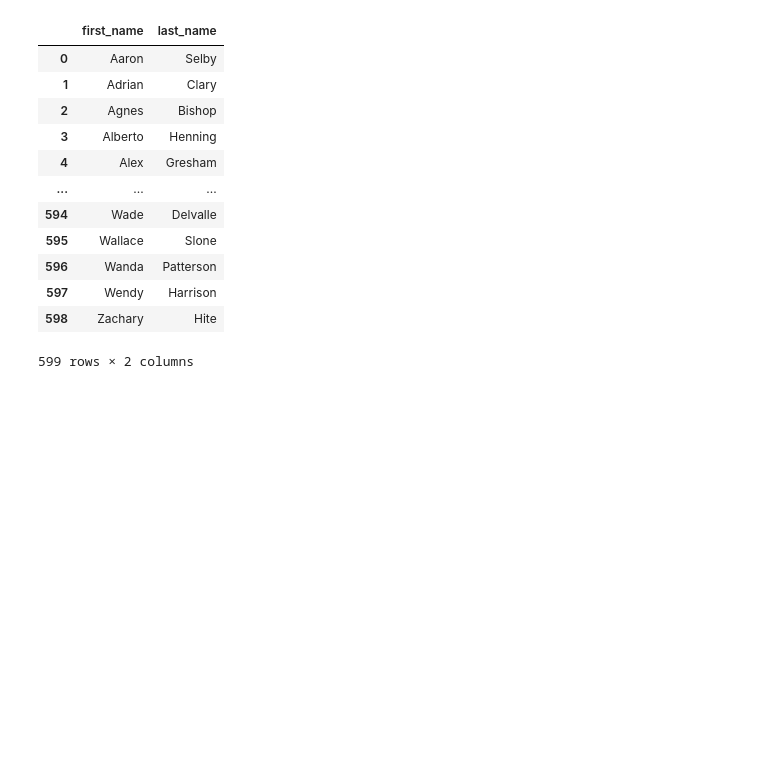
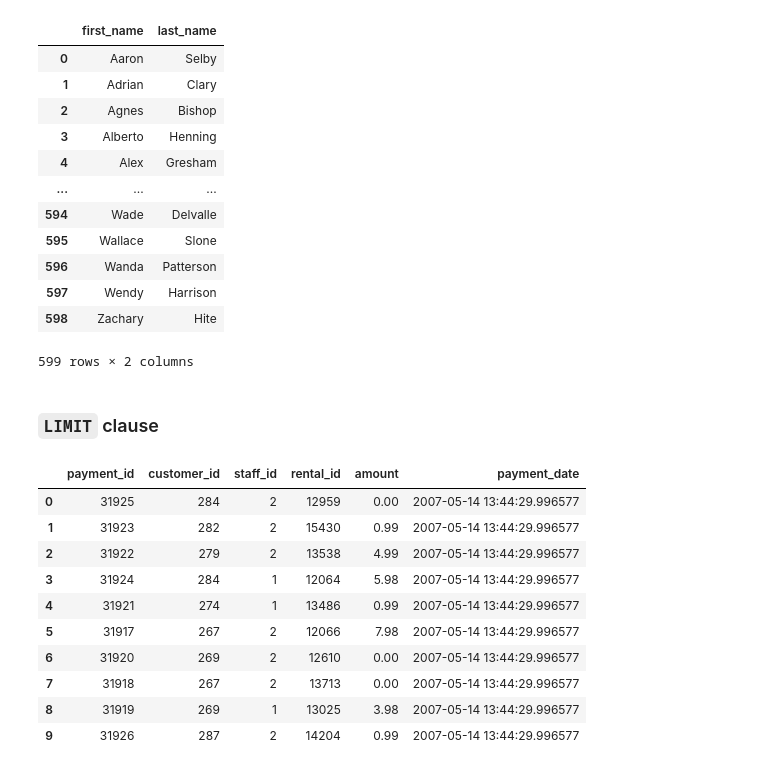
Before and after one commit to LukasRub/complete-sql-bootcamp, a Jupyter notebook: src/ORDER BY, LIMIT clauses.ipynb, the cells around one changed output. Cells and saved outputs as stored; diff of their text form; code cells hidden in the pictures; blank space fills up the shorter version.

Commit message:
LIMIT lecture

```diff
--- a/src/ORDER BY clause.ipynb
+++ b/src/ORDER BY, LIMIT clauses.ipynb
@@ -82,3 +82,22 @@ with db_connection() as conn:
 | 597 | Wendy | Harrison |
 | 598 | Zachary | Hite |
 599 rows × 2 columns
+# %% [markdown]
+### **`LIMIT`** clause
+# %%
+with db_connection() as conn:
+    conn.fetch_all("""SELECT * FROM payment
+                      ORDER BY payment_date DESC
+                      LIMIT 10;""")
+# %% [output]
+|  | payment_id | customer_id | staff_id | rental_id | amount | payment_date |
+| 0 | 31925 | 284 | 2 | 12959 | 0.00 | 2007-05-14 13:44:29.996577 |
+| 1 | 31923 | 282 | 2 | 15430 | 0.99 | 2007-05-14 13:44:29.996577 |
+| 2 | 31922 | 279 | 2 | 13538 | 4.99 | 2007-05-14 13:44:29.996577 |
+| 3 | 31924 | 284 | 1 | 12064 | 5.98 | 2007-05-14 13:44:29.996577 |
+| 4 | 31921 | 274 | 1 | 13486 | 0.99 | 2007-05-14 13:44:29.996577 |
+| 5 | 31917 | 267 | 2 | 12066 | 7.98 | 2007-05-14 13:44:29.996577 |
+| 6 | 31920 | 269 | 2 | 12610 | 0.00 | 2007-05-14 13:44:29.996577 |
+| 7 | 31918 | 267 | 2 | 13713 | 0.00 | 2007-05-14 13:44:29.996577 |
+| 8 | 31919 | 269 | 1 | 13025 | 3.98 | 2007-05-14 13:44:29.996577 |
+| 9 | 31926 | 287 | 2 | 14204 | 0.99 | 2007-05-14 13:44:29.996577 |
```
Also changed, not shown: parts of 6 cells of this notebook.
